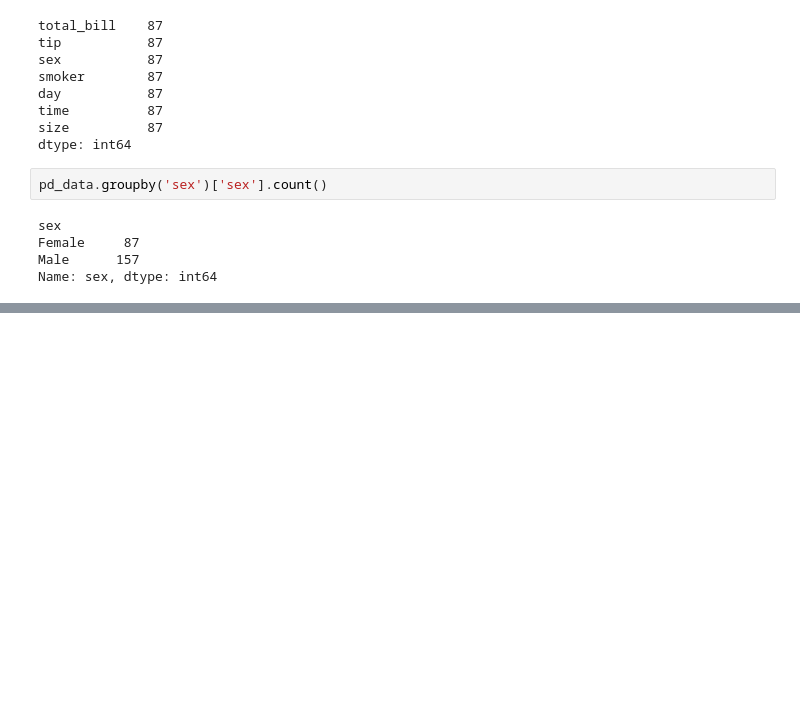
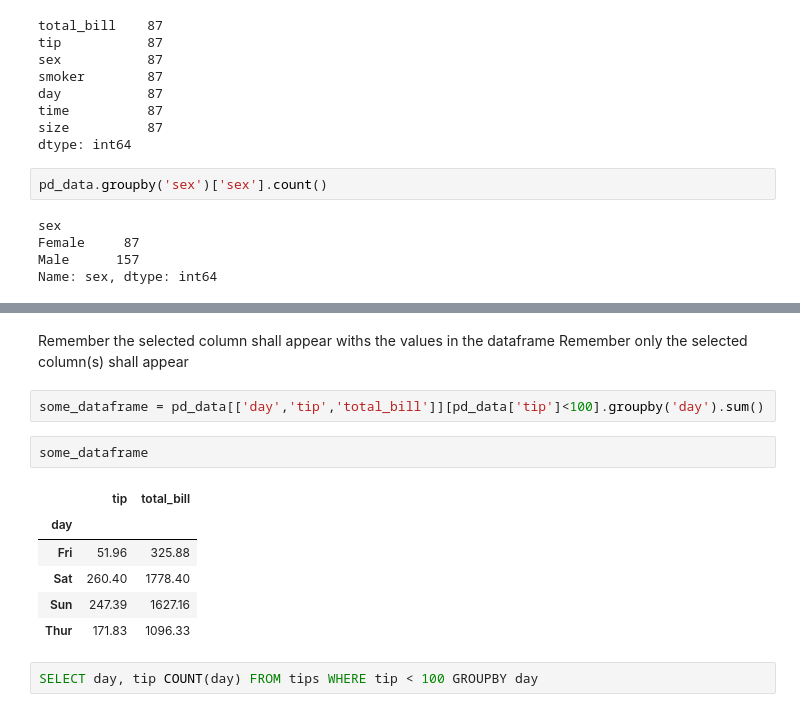
Before and after one commit to sammienjihia/data_science, a Jupyter notebook: pandas_vs_sql.ipynb, the cells around one changed output, grey strips where cells are left out. Drawn from its saved outputs; the diff is of its cells as text; blank space fills up the shorter version.

```diff
--- a/pandas_vs_sql.ipynb
+++ b/pandas_vs_sql.ipynb
@@ -289,0 +305,16 @@ Name: sex, dtype: int64
+# %% [markdown]
+Remember the selected column shall appear withs the values in the dataframe
+Remember only the selected column(s) shall appear
+# %%
+some_dataframe = pd_data[['day','tip','total_bill']][pd_data['tip']<100].groupby('day').sum()
+# %%
+some_dataframe
+# %% [output]
+|  | tip | total_bill |
+| day |  |  |
+| Fri | 51.96 | 325.88 |
+| Sat | 260.40 | 1778.40 |
+| Sun | 247.39 | 1627.16 |
+| Thur | 171.83 | 1096.33 |
+# %%
+SELECT day, tip COUNT(day) FROM tips WHERE tip < 100 GROUPBY day
```
Also changed, not shown: parts of 31 cells of this notebook, 3 other files.
